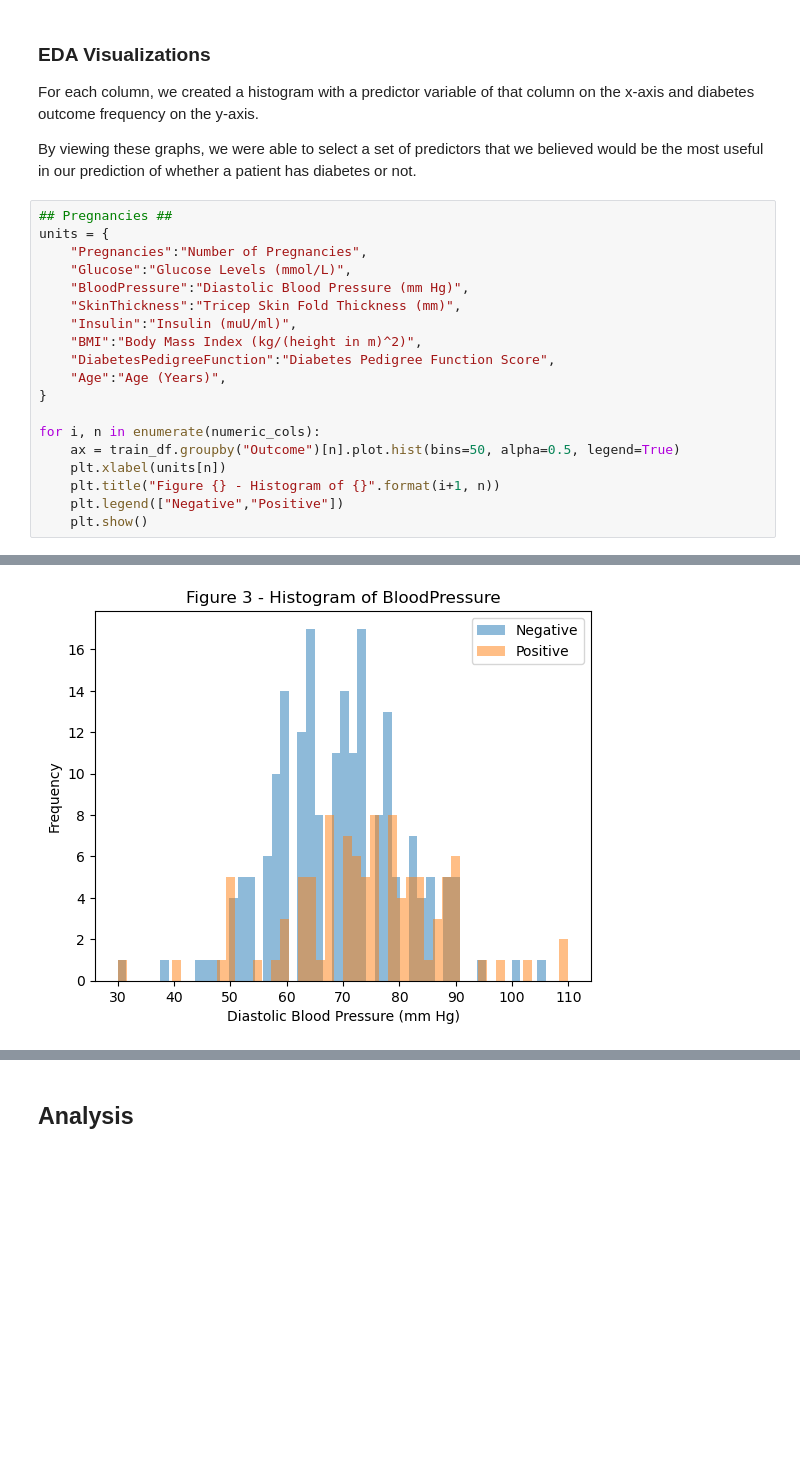
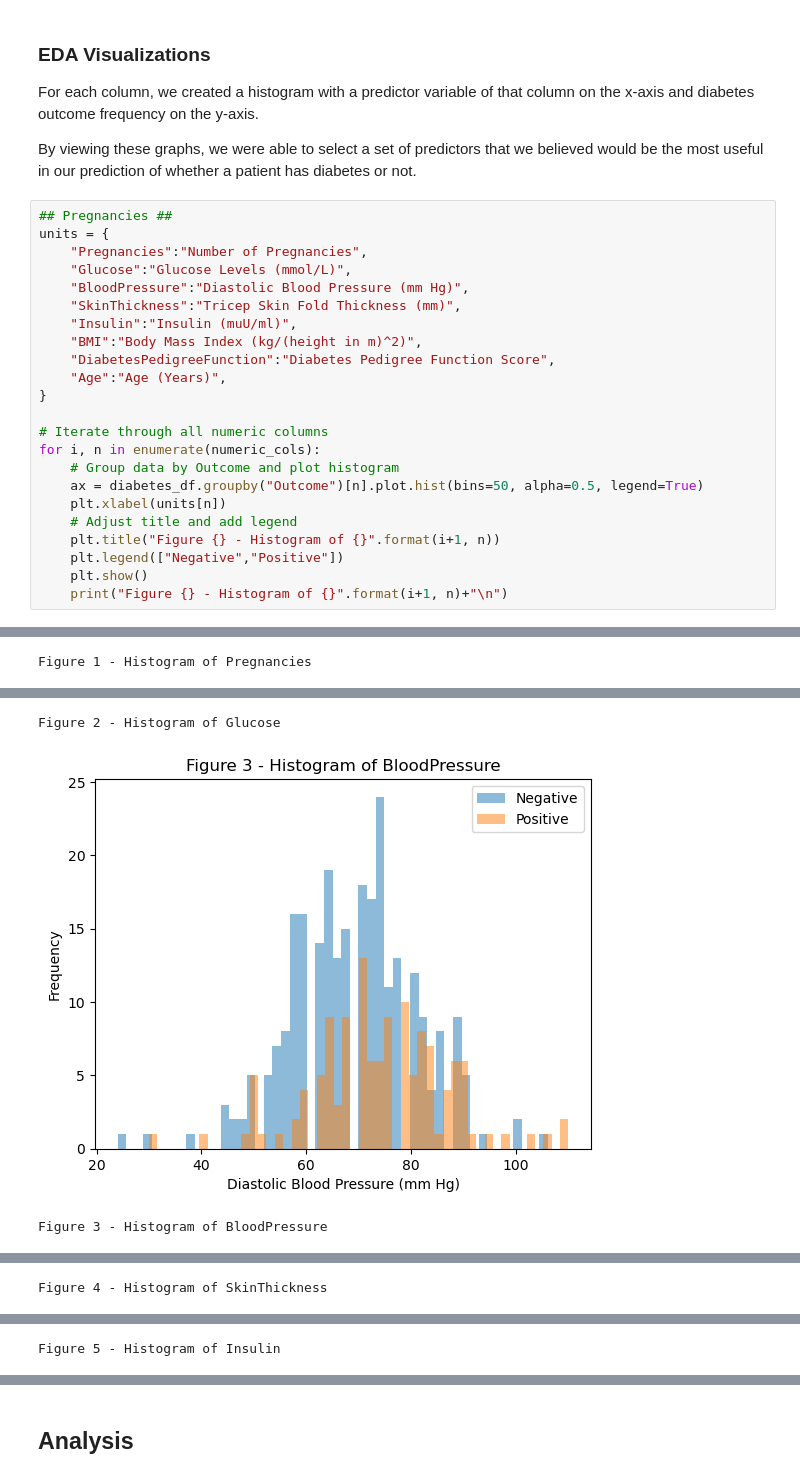
Before and after one commit to adipoluri/DSCI-100-Project, a Jupyter notebook: Report.ipynb, the cells around one changed output, grey strips where cells are left out. Drawn from its saved outputs; the diff is of its cells as text; blank space fills up the shorter version.

```diff
--- a/Report.ipynb
+++ b/Report.ipynb
@@ -210,10 +234,14 @@ units = {
     "Age":"Age (Years)",
 }
 
+# Iterate through all numeric columns
 for i, n in enumerate(numeric_cols):
-    ax = train_df.groupby("Outcome")[n].plot.hist(bins=50, alpha=0.5, legend=True)
+    # Group data by Outcome and plot histogram
+    ax = diabetes_df.groupby("Outcome")[n].plot.hist(bins=50, alpha=0.5, legend=True)
     plt.xlabel(units[n])
+    # Adjust title and add legend
     plt.title("Figure {} - Histogram of {}".format(i+1, n))
     plt.legend(["Negative","Positive"])
     plt.show()
+    print("Figure {} - Histogram of {}".format(i+1, n)+"\n")
 # %% [output]
@@ -220,0 +249 @@ for i, n in enumerate(numeric_cols):
+Figure 1 - Histogram of Pregnancies
@@ -222 +251,3 @@ for i, n in enumerate(numeric_cols):
+Figure 2 - Histogram of Glucose
-[figure, old version]
+[figure, new version]
+Figure 3 - Histogram of BloodPressure
@@ -223,0 +255 @@ for i, n in enumerate(numeric_cols):
+Figure 4 - Histogram of SkinThickness
@@ -224,0 +257 @@ for i, n in enumerate(numeric_cols):
+Figure 5 - Histogram of Insulin
```
Also changed, not shown: parts of 35 cells of this notebook.
